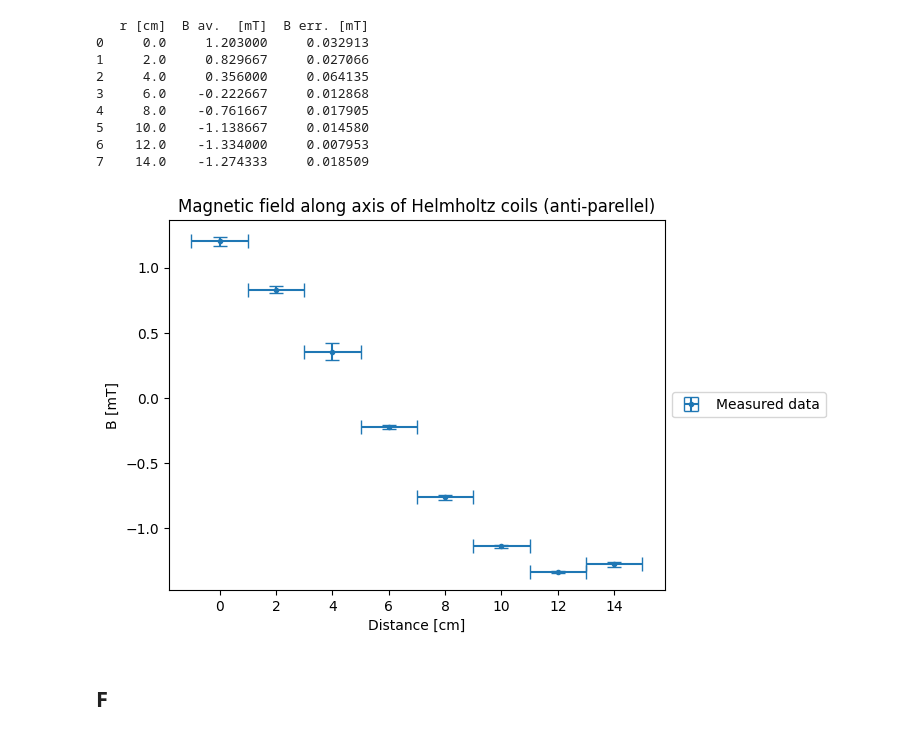
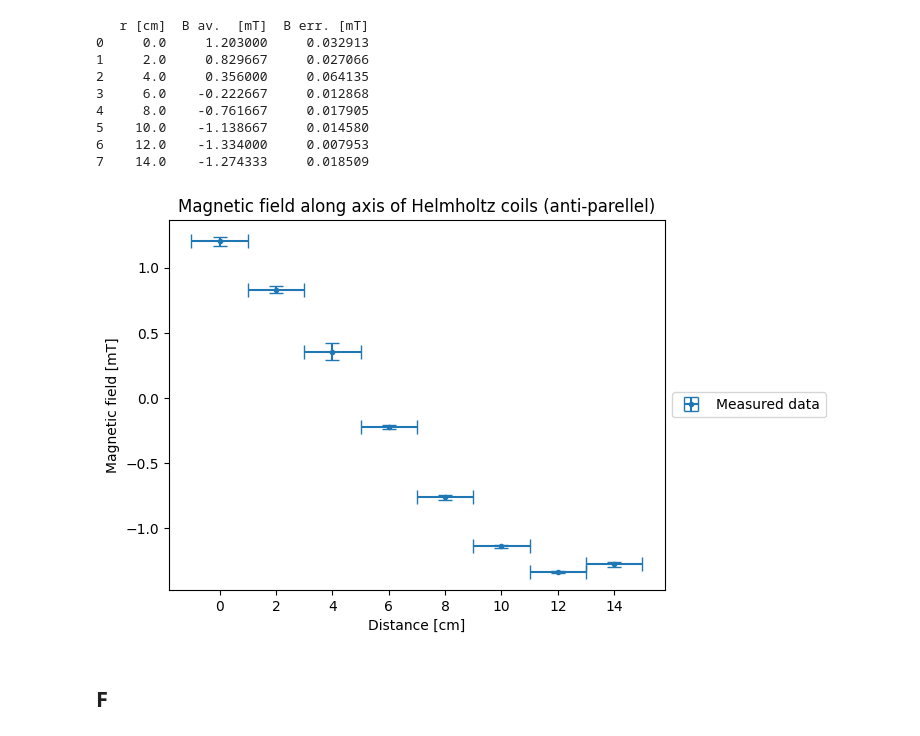
Before and after one commit to MartinOpat/E-M-Exp1, a Jupyter notebook: Experiment2/exp2.ipynb, the cells around one changed output. Drawn from its saved outputs; the diff is of its cells as text; code cells hidden in the pictures.

```diff
--- a/Experiment2/exp2.ipynb
+++ b/Experiment2/exp2.ipynb
@@ -281,15 +281,15 @@ print(db)
 # %%
 # The field is not homogenues at all - as it should (not) be
 plt.errorbar(db['r [cm]'], db['B av.  [mT]'], yerr=db['B err. [mT]'], xerr=1, fmt='.', capsize=5, label='Measured data')
 
 # Make the legend be outside the plot
 plt.legend(loc='center left', bbox_to_anchor=(1, 0.5))
 plt.xlabel('Distance [cm]')
-plt.ylabel('B [mT]')
+plt.ylabel('Magnetic field [mT]')
 plt.title('Magnetic field along axis of Helmholtz coils (anti-parellel)')
 plt.show()
 # %% [output]
-[figure, old version]
+[figure, new version]
 # %% [markdown]
 ## F
 # %%
```
Also changed, not shown: parts of 1 cell of this notebook, 8 other files.
